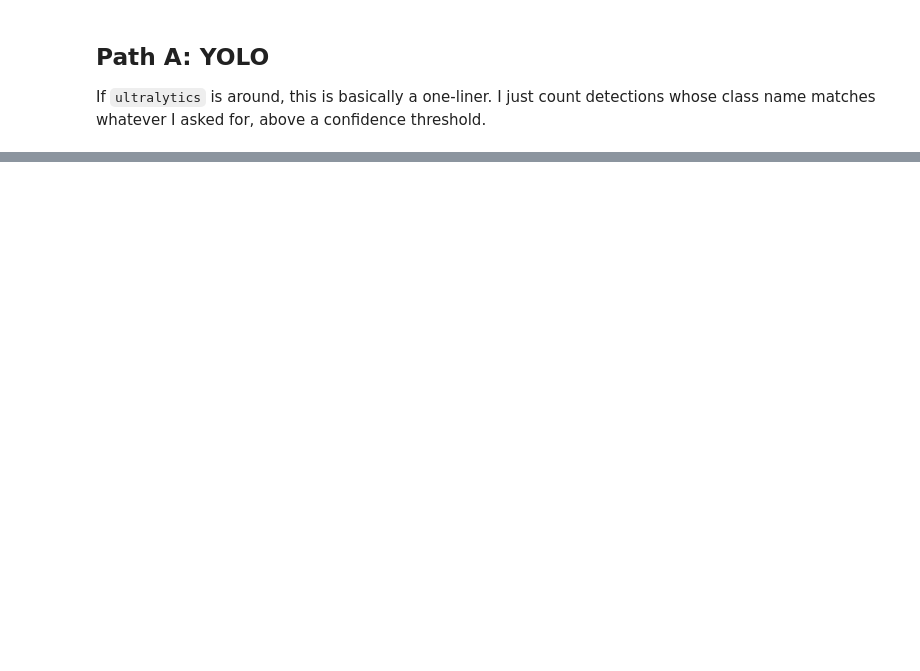
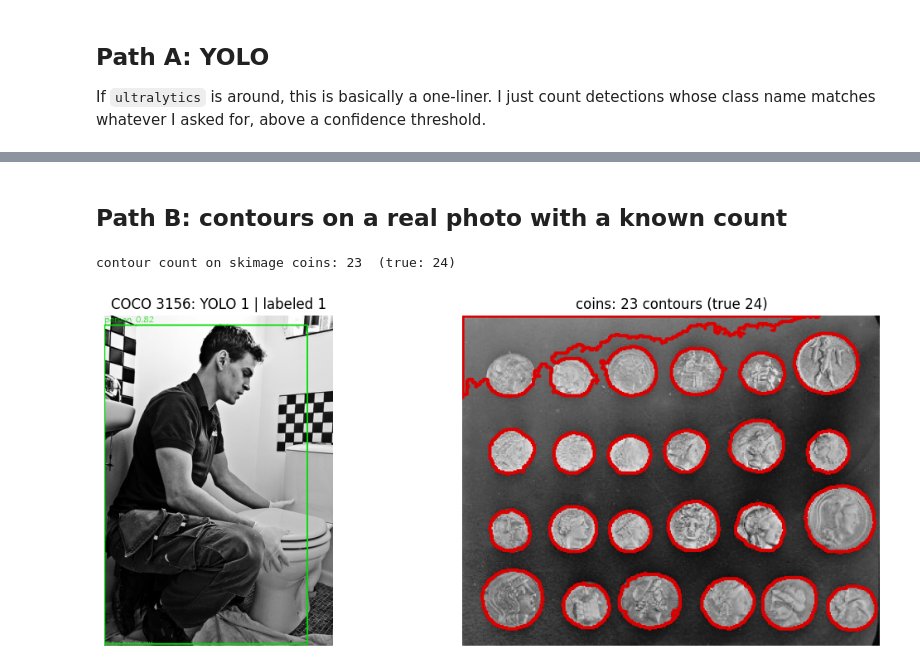
Before and after one commit to Rushmitha-dot/rush, a Jupyter notebook: notebooks/069_count_objects/069_count_objects.ipynb, the cells around one changed output, grey strips where cells are left out. Drawn from its saved outputs; the diff is of its cells as text; code cells hidden in the pictures; blank space fills up the shorter version.

Commit message:
069: count people on COCO val photos and coins on a real scikit-image photo

```diff
--- a/notebooks/069_count_objects/069_count_objects.ipynb
+++ b/notebooks/069_count_objects/069_count_objects.ipynb
@@ -68,16 +43,0 @@ def _dots_image():
-# %%
-real = sorted([p for p in DATA.glob("*") if p.suffix.lower() in {".jpg",".jpeg",".png"}])
-
-if real and HAVE_YOLO:
-    img = cv2.imread(str(real[0]))
-    n, drawn = count_with_yolo(img, target_class="person")
-    title = f"{real[0].name} — {n} person(s) (YOLO)"
-else:
-    img = _dots_image()
-    n, drawn = count_with_contours(img)
-    title = f"generated_dots — {n} contours (fallback)"
-
-plt.figure(figsize=(6,5))
-plt.imshow(cv2.cvtColor(drawn, cv2.COLOR_BGR2RGB))
-plt.title(title); plt.axis("off")
-plt.savefig(ART/"object_count.png", dpi=110); plt.show()
@@ -86,3 +85,33 @@ plt.savefig(ART/"object_count.png", dpi=110); plt.show()
+# %% [markdown]
+## Path B: contours on a real photo with a known count
+# %%
+def count_with_contours(img_bgr, min_area=100):
+    gray = cv2.cvtColor(img_bgr, cv2.COLOR_BGR2GRAY)
+    _, th = cv2.threshold(gray, 0, 255, cv2.THRESH_BINARY + cv2.THRESH_OTSU)
+    # close small holes before contouring
+    th = cv2.morphologyEx(th, cv2.MORPH_CLOSE, np.ones((3,3), np.uint8))
+    contours, _ = cv2.findContours(th, cv2.RETR_EXTERNAL, cv2.CHAIN_APPROX_SIMPLE)
+    contours = [c for c in contours if cv2.contourArea(c) > min_area]
+    drawn = img_bgr.copy()
+    cv2.drawContours(drawn, contours, -1, (0, 0, 220), 2)
+    return len(contours), drawn
+
+from skimage import data
+coins = cv2.cvtColor(data.coins(), cv2.COLOR_GRAY2BGR)   # 24 coins on a dark background
+n_coins, coins_drawn = count_with_contours(coins)
+print(f"contour count on skimage coins: {n_coins}  (true: 24)")
+
+best = res.iloc[(res.gt_all - res.yolo).abs().argsort().iloc[0]]
+img = cv2.imread(str(IMG_DIR / f"{int(best.image_id):012d}.jpg"))
+_, yolo_drawn = count_with_yolo(img, target_class="person")
+fig, ax = plt.subplots(1, 2, figsize=(12, 4.5))
+ax[0].imshow(cv2.cvtColor(yolo_drawn, cv2.COLOR_BGR2RGB)); ax[0].set_title(f"COCO {int(best.image_id)}: YOLO {int(best.yolo)} | labeled {int(best.gt_all)}")
+ax[1].imshow(cv2.cvtColor(coins_drawn, cv2.COLOR_BGR2RGB)); ax[1].set_title(f"coins: {n_coins} contours (true 24)")
+for a in ax: a.axis("off")
+plt.tight_layout(); plt.savefig(ART/"object_count.png", dpi=110); plt.show()
+# %% [output]
+contour count on skimage coins: 23  (true: 24)
+[figure, added]
 # %% [markdown]
 ## Notes
 
```
Also changed, not shown: parts of 8 cells of this notebook.
